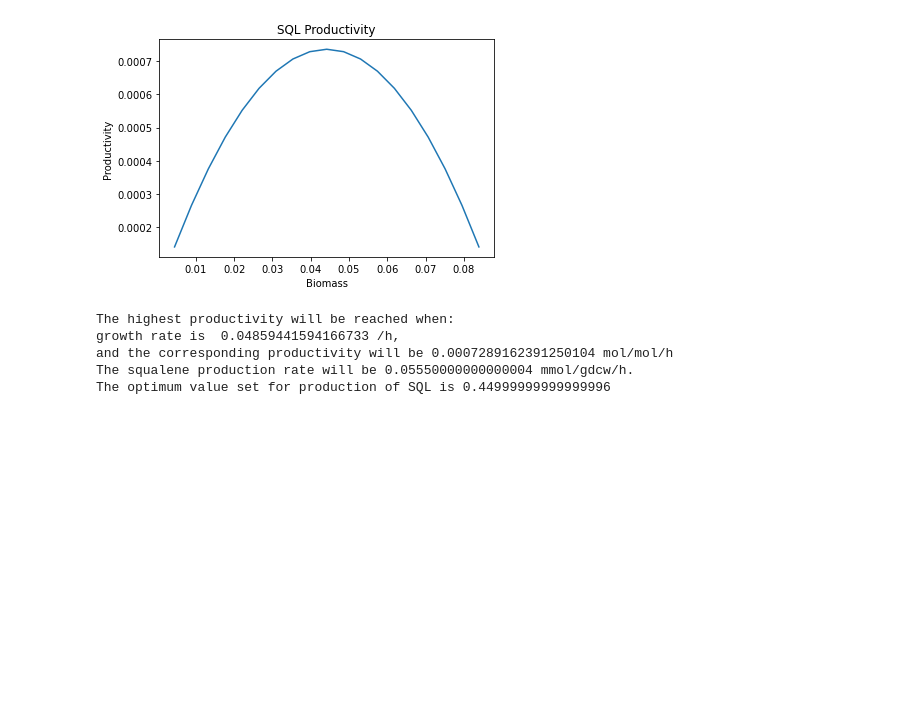
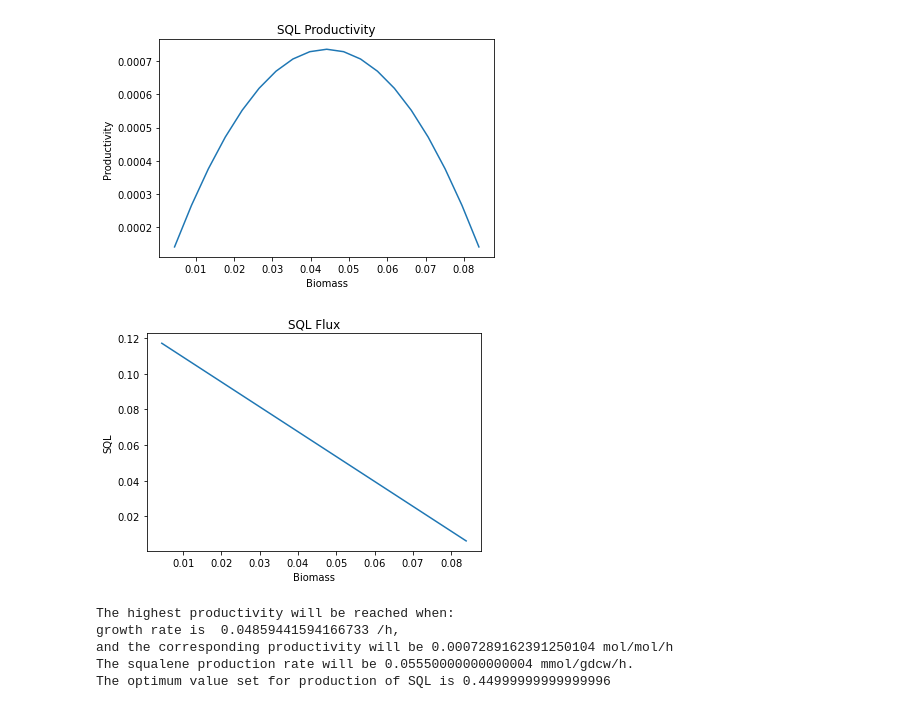
Before and after one commit to 27410/27410-group-assigment-group18_squalene_production, a Jupyter notebook: OE_productivity_analysis.ipynb, the cells around one changed output. Cells and saved outputs as stored; diff of their text form; code cells hidden in the pictures; blank space fills up the shorter version.

```diff
--- a/OE_productivity_analysis.ipynb
+++ b/OE_productivity_analysis.ipynb
@@ -95,6 +94,16 @@ for i in range (0,len(y)):
 plt.show()
 # %% [output]
 [figure]
+# %%
+for i in range (0,len(y)):
+    plt.figure()
+    plt.plot(x[i],z[i])
+    plt.xlabel("Biomass")
+    plt.ylabel("SQL")
+    plt.title('SQL Flux')
+plt.show()
+# %% [output]
+[figure, added]
 # %%
 Biomass_sorted,Productivity_sorted,SQLsorted,optimum_value_sorted = zip(*sorted(list(zip(Biomass, Productivity,SQL,optimum_value)), key=lambda item: item[1], reverse=True))
 print("The highest productivity will be reached when:")
```
Also changed, not shown: parts of 3 cells of this notebook, 1 other file.
